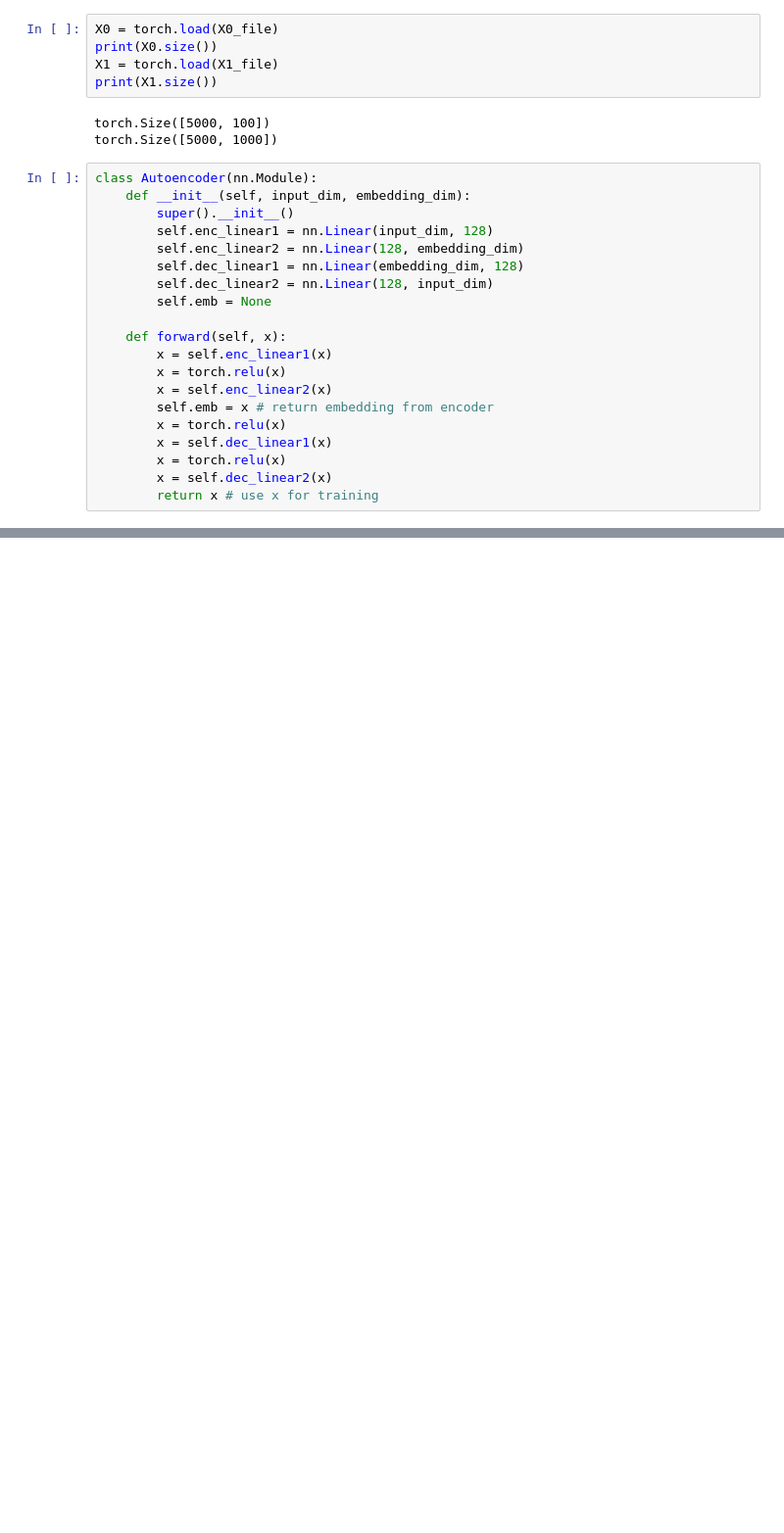
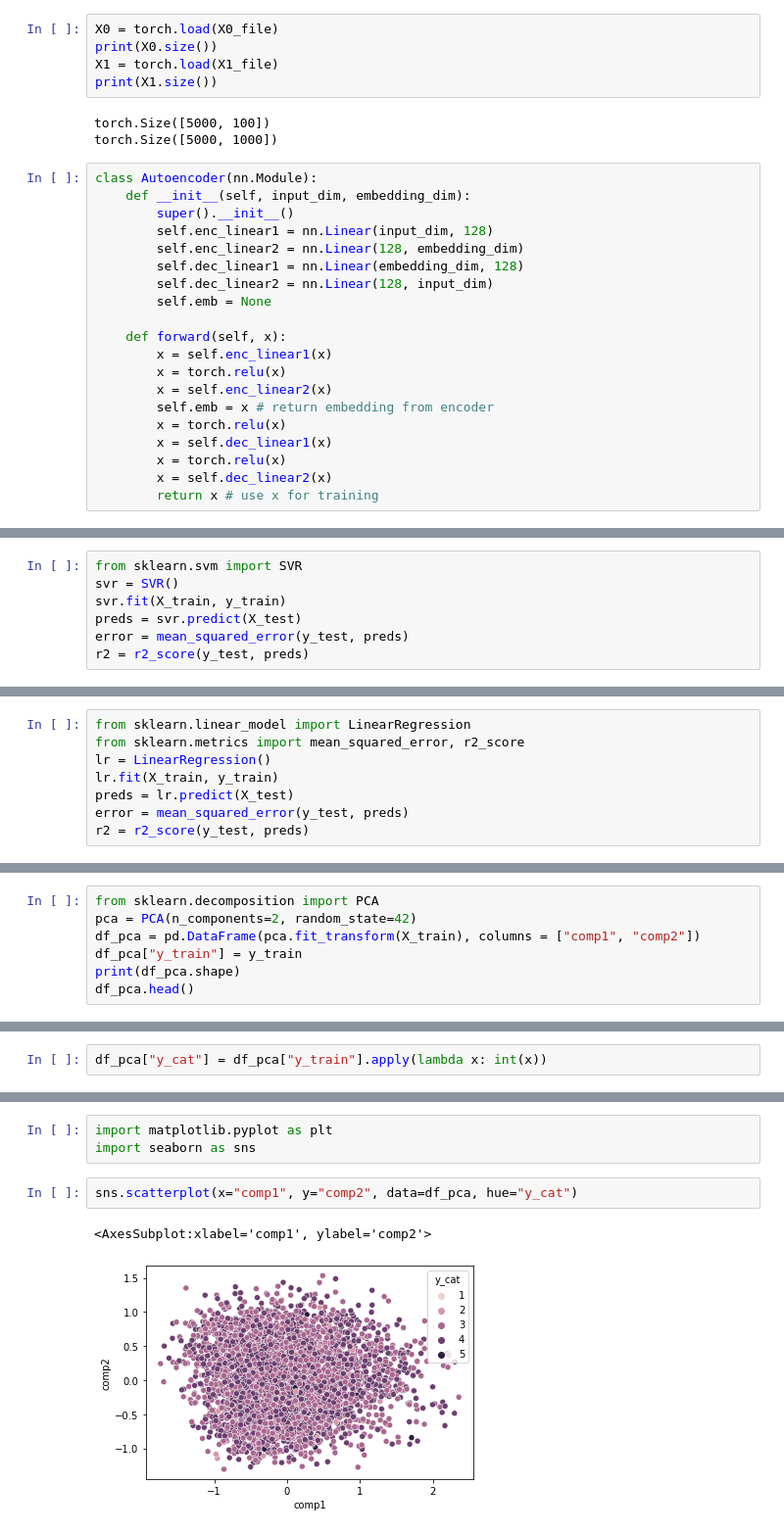
Before and after one commit to Srini-98/CS5260-Neural-Networks-2, a Jupyter notebook: matrix_factorization/matrix_factorization.ipynb, the cells around one changed output, grey strips where cells are left out. Shown at 98% size. Cells and saved outputs as stored; diff of their text form; blank space fills up the shorter version.

```diff
--- a/matrix_factorization/matrix_factorization.ipynb
+++ b/matrix_factorization/matrix_factorization.ipynb
@@ -155,0 +237,7 @@ Average loss for epoch 300 = 2.978255271911621
+# %%
+from sklearn.svm import SVR
+svr = SVR()
+svr.fit(X_train, y_train)
+preds = svr.predict(X_test)
+error = mean_squared_error(y_test, preds)
+r2 = r2_score(y_test, preds)
@@ -155,0 +250,8 @@ Average loss for epoch 300 = 2.978255271911621
+# %%
+from sklearn.linear_model import LinearRegression
+from sklearn.metrics import mean_squared_error, r2_score
+lr = LinearRegression()
+lr.fit(X_train, y_train)
+preds = lr.predict(X_test)
+error = mean_squared_error(y_test, preds)
+r2 = r2_score(y_test, preds)
@@ -155,0 +264,7 @@ Average loss for epoch 300 = 2.978255271911621
+# %%
+from sklearn.decomposition import PCA
+pca = PCA(n_components=2, random_state=42)
+df_pca = pd.DataFrame(pca.fit_transform(X_train), columns = ["comp1", "comp2"])
+df_pca["y_train"] = y_train
+print(df_pca.shape)
+df_pca.head()
@@ -155,0 +279,2 @@ Average loss for epoch 300 = 2.978255271911621
+# %%
+df_pca["y_cat"] = df_pca["y_train"].apply(lambda x: int(x))
@@ -155,0 +290,8 @@ Average loss for epoch 300 = 2.978255271911621
+# %%
+import matplotlib.pyplot as plt
+import seaborn as sns
+# %%
+sns.scatterplot(x="comp1", y="comp2", data=df_pca, hue="y_cat")
+# %% [output]
+<AxesSubplot:xlabel='comp1', ylabel='comp2'>
+[figure, added]
```
Also changed, not shown: parts of 15 cells of this notebook.
